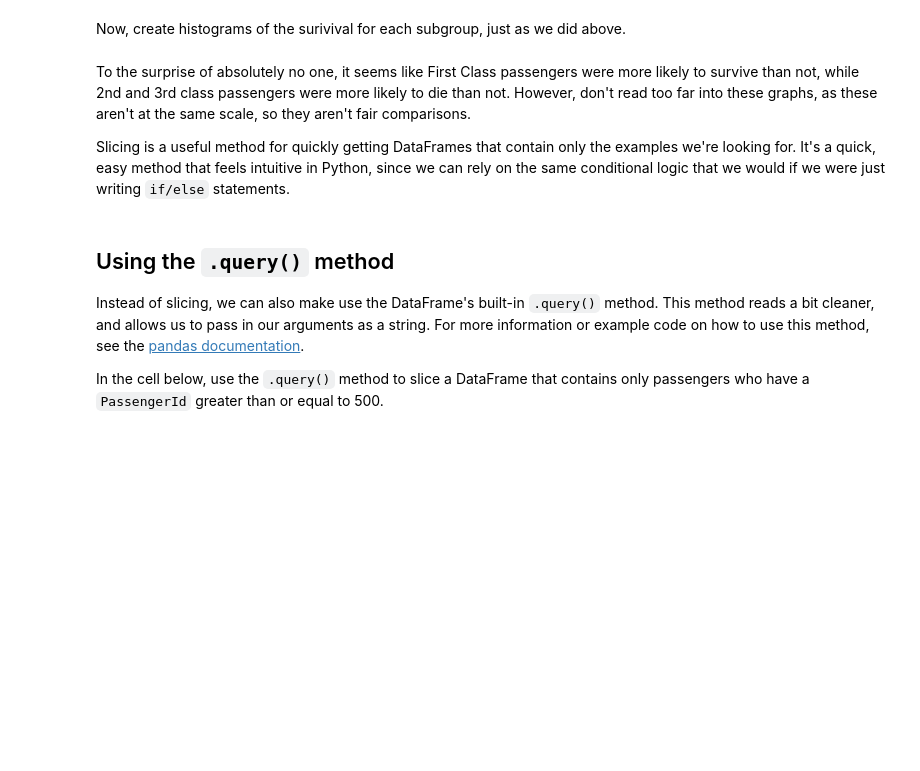
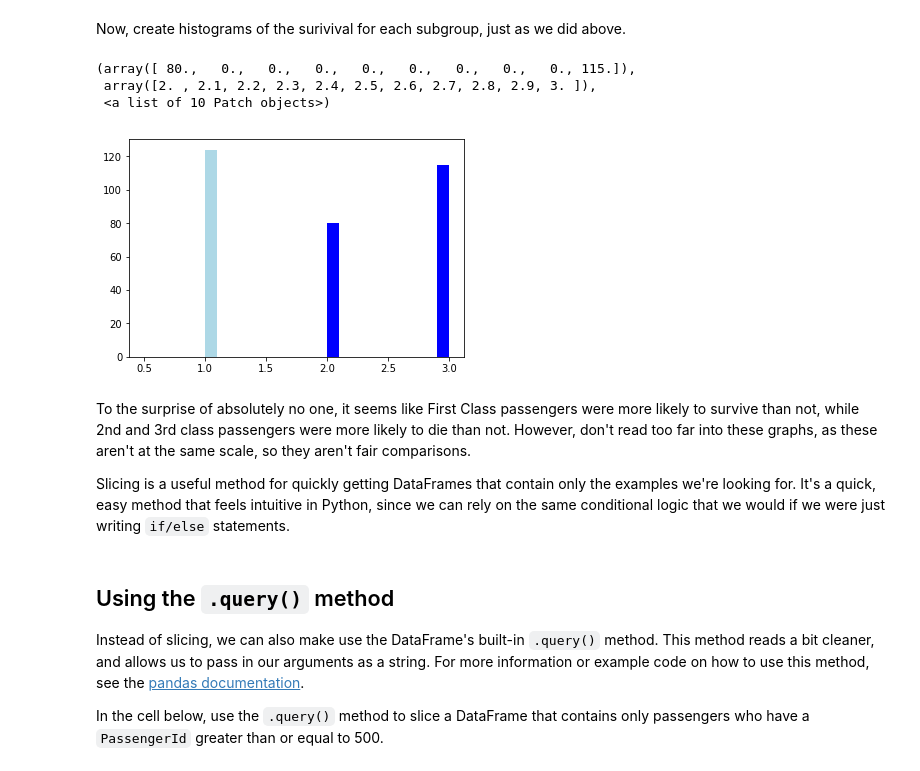
Before and after one commit to MissAle17/dsc-0-05-16-sql-with-pandas-online-ds-sp-000, a Jupyter notebook: index.ipynb, the cells around one changed output. Cells and saved outputs as stored; diff of their text form; code cells hidden in the pictures; blank space fills up the shorter version.

```diff
--- a/index.ipynb
+++ b/index.ipynb
@@ -162,0 +161,4 @@ second_third_class_df = None
+# %%
+first_class_df = df.loc[(df['Pclass'] ==1)& (df.Survived ==1)]
+second_third_class_df = df.loc[(df['Pclass'] >1)& (df.Survived ==1)]
+second_third_class_df.head()
@@ -163,5 +172,15 @@ second_third_class_df = None
 # %% [markdown]
 Now, create histograms of the surivival for each subgroup, just as we did above.
+# %%
+first=first_class_df['Pclass']
+not_first=second_third_class_df['Pclass']
+plt.hist(first,bins=10, color = 'lightblue')
+plt.hist(not_first, bins = 10,color = 'blue')
+# %% [output]
+(array([ 80.,   0.,   0.,   0.,   0.,   0.,   0.,   0.,   0., 115.]),
+ array([2. , 2.1, 2.2, 2.3, 2.4, 2.5, 2.6, 2.7, 2.8, 2.9, 3. ]),
+ <a list of 10 Patch objects>)
+[figure, added]
 # %% [markdown]
 To the surprise of absolutely no one, it seems like First Class passengers were more likely to survive than not, while 2nd and 3rd class passengers were more likely to die than not.  However, don't read too far into these graphs, as these aren't at the same scale, so they aren't fair comparisons.
 
```
Also changed, not shown: parts of 5 cells of this notebook.
